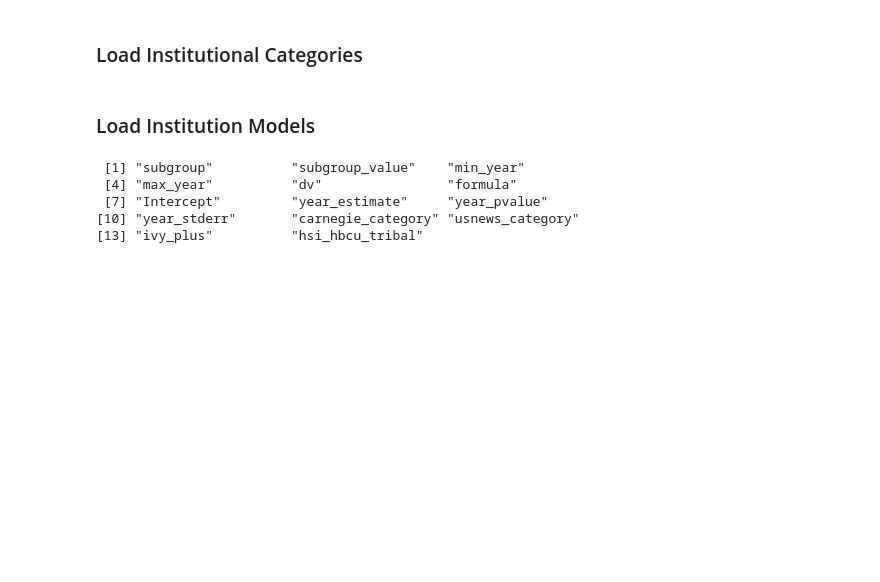
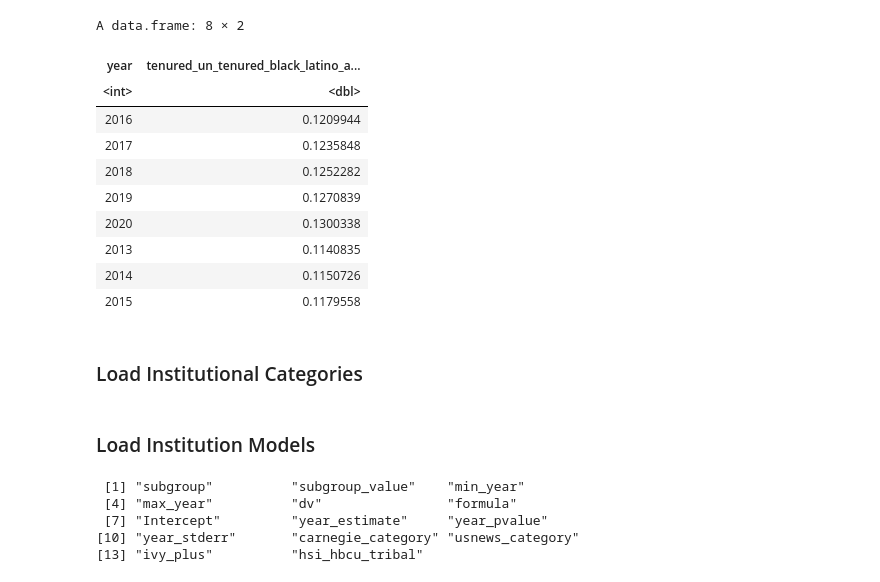
Before and after one commit to natematias/US-Faculty-Diversity-Projections, a Jupyter notebook: data/Paper Analysis and Data.R.ipynb, the cells around one changed output. Drawn from its saved outputs; the diff is of its cells as text; code cells hidden in the pictures; blank space fills up the shorter version.

```diff
--- a/data/Paper Analysis and Data.R.ipynb
+++ b/data/Paper Analysis and Data.R.ipynb
@@ -74,6 +71,20 @@ year.df$un_tenured_black_latino_american_indian_alaska_native_hawaiian_pacific_m
     year.df$un_tenured_Hispanic_or_Latino_total_sum +
     year.df$un_tenured_Native_Hawaiian_or_Other_Pacific_Islander_total_sum +
     year.df$un_tenured_Two_or_more_races_total_sum
+# %%
+year.df[c('year','tenured_un_tenured_black_latino_american_indian_alaska_native_hawaiian_pacific_multiracial_pct')]
+# %% [output]
+A data.frame: 8 × 2
+| year | tenured_un_tenured_black_latino_a... |
+| <int> | <dbl> |
+| 2016 | 0.1209944 |
+| 2017 | 0.1235848 |
+| 2018 | 0.1252282 |
+| 2019 | 0.1270839 |
+| 2020 | 0.1300338 |
+| 2013 | 0.1140835 |
+| 2014 | 0.1150726 |
+| 2015 | 0.1179558 |
 # %% [markdown]
 ### Load Institutional Categories
 # %%
```
Also changed, not shown: parts of 2 cells of this notebook, 1 other file.
